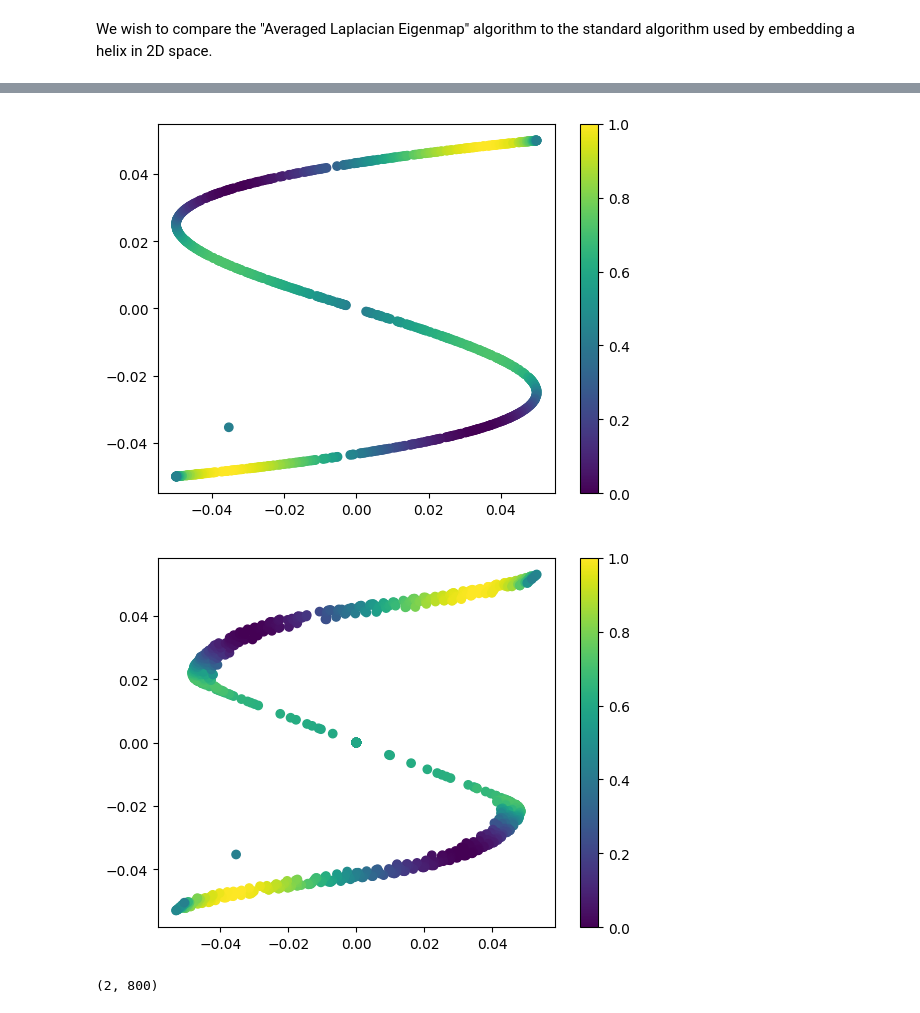
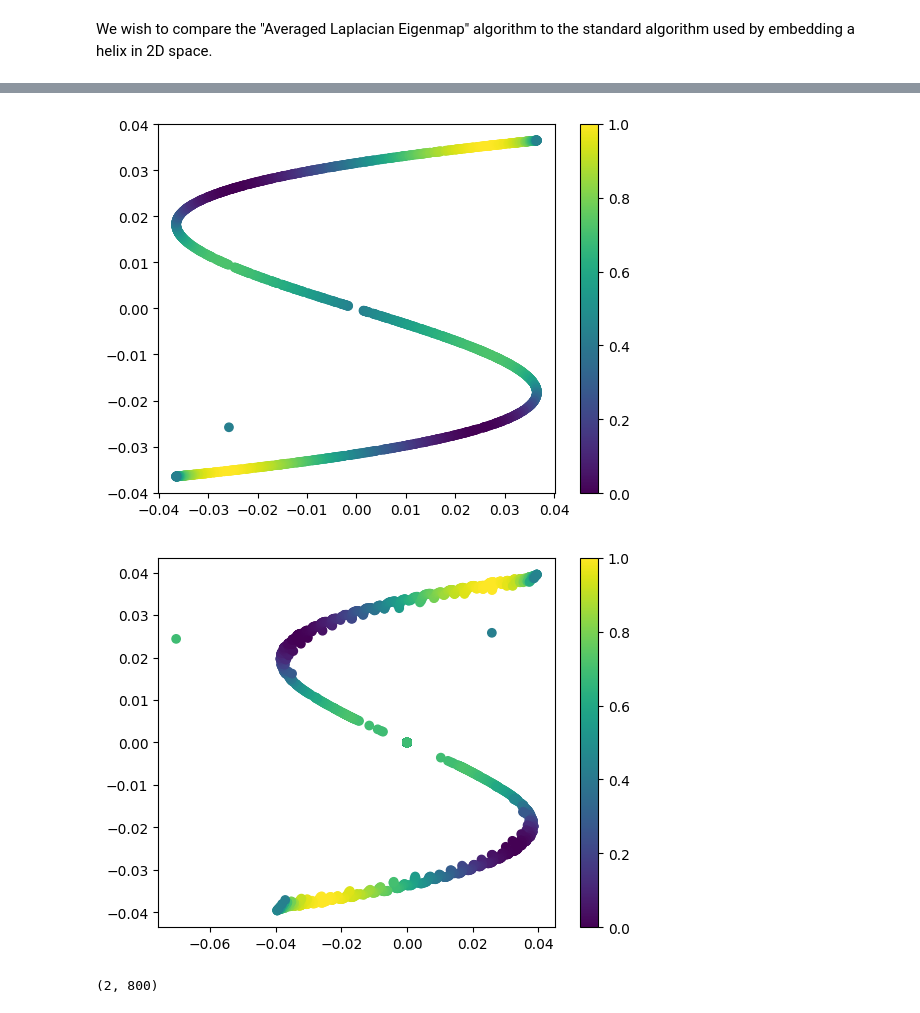
Before and after one commit to lucas-tucker/REU-2023, a Jupyter notebook: laplacian_eigenmaps_helix_experiment.ipynb, the cells around one changed output, grey strips where cells are left out. Saved outputs shown, nothing was run; the diff lists cells and outputs as text; code cells hidden in the pictures.

```diff
--- a/laplacian_eigenmaps_helix_experiment.ipynb
+++ b/laplacian_eigenmaps_helix_experiment.ipynb
@@ -106,7 +133,6 @@ def avg_distance_matr(m, t, X, N):
     return np.sqrt(avgs) / t
 # %%
 def averaged_laplacian_weight(m, t, X, N, avgs):
-    X = X.T
     W = np.zeros((m, m))
     for i in range(m):
         for j in range(m):
@@ -116,11 +142,11 @@ def averaged_laplacian_weight(m, t, X, N, avgs):
 # Please note that broadcoasting the np.exp, np.square, and /t operations produces different results
 # %%
 k = 2  # projection dimension
-t = 1 # nearest neighbors
-N = t_nearest_matr(m, t, X)
+t = 1 # nearest neighbors (ALE only working with 1)
+N = get_t_nearest_matrix(m, t, X)
 avgs = avg_distance_matr(m, t, X, N)
 W = averaged_laplacian_weight(m, t, X, N, avgs)
-P = get_le_reduced(k, X, W)
+P, L = get_le_reduced(k, X, W)
 
 # Plot the reduced data points in 2D with the same color gradient
 fig = plt.figure()
@@ -130,39 +156,37 @@ fig.colorbar(sc)
 
 plt.show()
 # %% [output]
-[figure, old version]
+[figure, new version]
 # %%
 def variable_nbrs_weight(m, t, X, N, avgs):
     z = np.mean(np.exp(1 / avgs))
-    # print(f"avgs is {avgs}")
     radius_matrix = 1 + t * np.exp(1 / avgs) / z
     radius_matrix = radius_matrix.astype(int)
-    # print(f"radius matrix is {radius_matrix}")
     W = np.zeros((m, m))
     for i in range(m):
         for j in range(m):
             if (i in N[j][:radius_matrix[j]]) or (j in N[i][:radius_matrix[i]]):
-                W[i][j] = np.exp(-(np.linalg.norm(X.T[i] - X.T[j]) ** 2) / (t * avgs[i] * avgs[j]))
+                W[i][j] = np.exp(-(np.linalg.norm(X[i] - X[j]) ** 2) / (t * avgs[i] * avgs[j]))
     return W
     # return W
 # %%
-radius = 5
+radius = 15
 # %%
 k = 2 # projection dimension
-N = t_nearest_matr(m, radius, X)
+N = get_t_nearest_matrix(m, radius, X)
 avgs = avg_distance_matr(m, radius, X, N)
 W = variable_nbrs_weight(m, radius, X, N, avgs)
-P = get_le_reduced(k, X, W)
+P, L = get_le_reduced(k, X, W)
 
 # Plot the reduced data points in 2D with the same color gradient
 fig = plt.figure()
 ax = fig.add_subplot(1, 1, 1)
 sc = ax.scatter(P[0, :], P[1, :], c=interpolated_colors) #, cmap=colormap, marker='o')
 fig.colorbar(sc)
 
 plt.show()
 # %% [output]
-[figure, old version]
+[figure, new version]
 # %%
 P.shape
 # %% [output]
```
Also changed, not shown: parts of 14 cells of this notebook, 3 other files.
